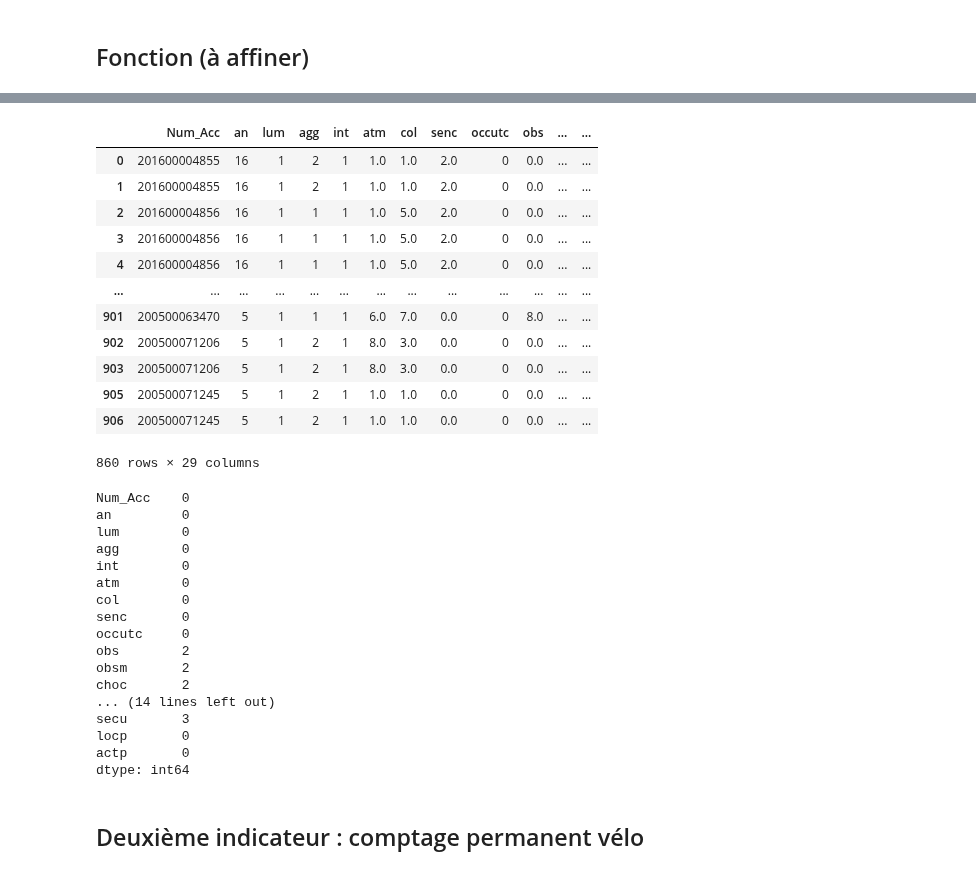
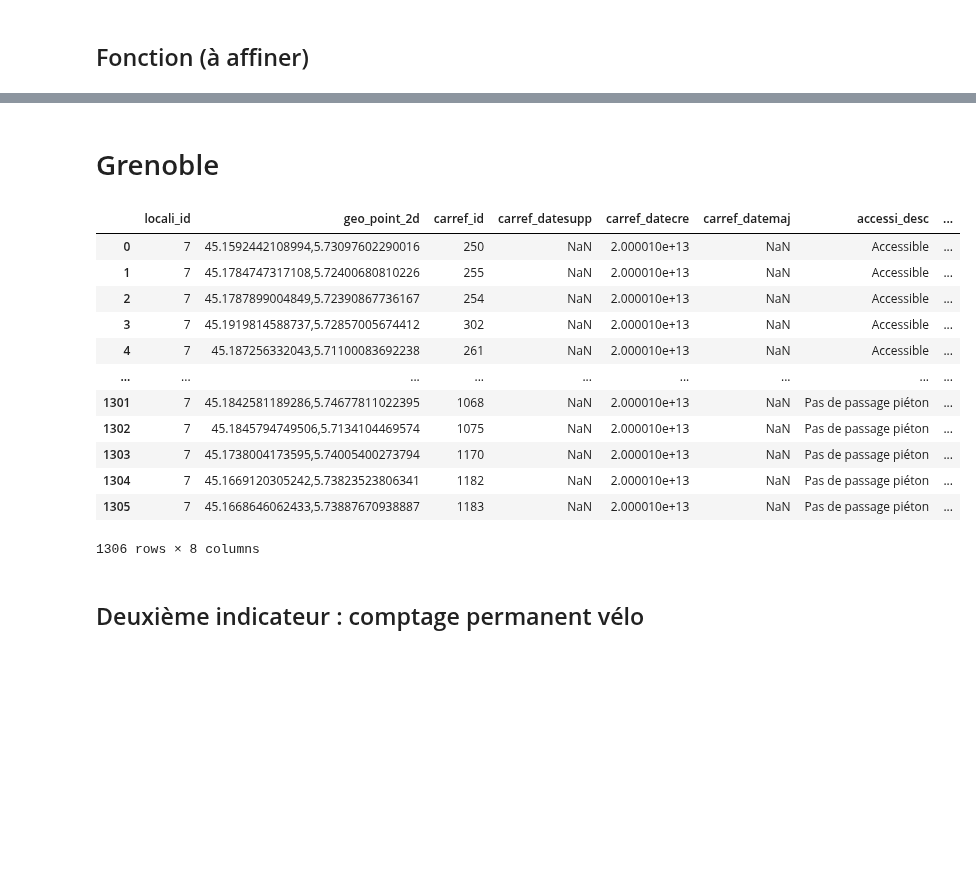
Before and after one commit to Flotauv/Projet_Data_Innovant-, a Jupyter notebook: Projet_FLO.ipynb, the cells around one changed output, grey strips where cells are left out. Drawn from its saved outputs; the diff is of its cells as text; code cells hidden in the pictures; blank space fills up the shorter version.

```diff
--- a/Projet_FLO.ipynb
+++ b/Projet_FLO.ipynb
@@ -194,36 +86,20 @@ df_accidents_grenoble = df_accidents_grenoble.drop(columns=['jour',
-# %%
-df_accidents_grenoble
-# %% [output]
-|  | Num_Acc | an | lum | agg | int | atm | col | senc | occutc | obs | ... | ... |
-| 0 | 201600004855 | 16 | 1 | 2 | 1 | 1.0 | 1.0 | 2.0 | 0 | 0.0 | ... | ... |
-| 1 | 201600004855 | 16 | 1 | 2 | 1 | 1.0 | 1.0 | 2.0 | 0 | 0.0 | ... | ... |
-| 2 | 201600004856 | 16 | 1 | 1 | 1 | 1.0 | 5.0 | 2.0 | 0 | 0.0 | ... | ... |
-| 3 | 201600004856 | 16 | 1 | 1 | 1 | 1.0 | 5.0 | 2.0 | 0 | 0.0 | ... | ... |
-| 4 | 201600004856 | 16 | 1 | 1 | 1 | 1.0 | 5.0 | 2.0 | 0 | 0.0 | ... | ... |
-| ... | ... | ... | ... | ... | ... | ... | ... | ... | ... | ... | ... | ... |
-| 901 | 200500063470 | 5 | 1 | 1 | 1 | 6.0 | 7.0 | 0.0 | 0 | 8.0 | ... | ... |
-| 902 | 200500071206 | 5 | 1 | 2 | 1 | 8.0 | 3.0 | 0.0 | 0 | 0.0 | ... | ... |
-| 903 | 200500071206 | 5 | 1 | 2 | 1 | 8.0 | 3.0 | 0.0 | 0 | 0.0 | ... | ... |
-| 905 | 200500071245 | 5 | 1 | 2 | 1 | 1.0 | 1.0 | 0.0 | 0 | 0.0 | ... | ... |
-| 906 | 200500071245 | 5 | 1 | 2 | 1 | 1.0 | 1.0 | 0.0 | 0 | 0.0 | ... | ... |
-860 rows × 29 columns
-# %%
-df_accidents_grenoble.isna().sum()
-# %% [output]
-Num_Acc    0
-an         0
-lum        0
-agg        0
-int        0
-atm        0
-col        0
-senc       0
-occutc     0
-obs        2
-obsm       2
-choc       2
-... (14 lines left out)
-secu       3
-locp       0
-actp       0
-dtype: int64
+# %% [markdown]
+# Grenoble
+# %%
+df_carrefour = pd.read_csv('BaseDeDonnées/Grenoble/amenagement_carrefour.csv',sep=',')
+# %%
+df_carrefour
+# %% [output]
+|  | locali_id | geo_point_2d | carref_id | carref_datesupp | carref_datecre | carref_datemaj | accessi_desc | ... |
+| 0 | 7 | 45.1592442108994,5.73097602290016 | 250 | NaN | 2.000010e+13 | NaN | Accessible | ... |
+| 1 | 7 | 45.1784747317108,5.72400680810226 | 255 | NaN | 2.000010e+13 | NaN | Accessible | ... |
+| 2 | 7 | 45.1787899004849,5.72390867736167 | 254 | NaN | 2.000010e+13 | NaN | Accessible | ... |
+| 3 | 7 | 45.1919814588737,5.72857005674412 | 302 | NaN | 2.000010e+13 | NaN | Accessible | ... |
+| 4 | 7 | 45.187256332043,5.71100083692238 | 261 | NaN | 2.000010e+13 | NaN | Accessible | ... |
+| ... | ... | ... | ... | ... | ... | ... | ... | ... |
+| 1301 | 7 | 45.1842581189286,5.74677811022395 | 1068 | NaN | 2.000010e+13 | NaN | Pas de passage piéton | ... |
+| 1302 | 7 | 45.1845794749506,5.7134104469574 | 1075 | NaN | 2.000010e+13 | NaN | Pas de passage piéton | ... |
+| 1303 | 7 | 45.1738004173595,5.74005400273794 | 1170 | NaN | 2.000010e+13 | NaN | Pas de passage piéton | ... |
+| 1304 | 7 | 45.1669120305242,5.73823523806341 | 1182 | NaN | 2.000010e+13 | NaN | Pas de passage piéton | ... |
+| 1305 | 7 | 45.1668646062433,5.73887670938887 | 1183 | NaN | 2.000010e+13 | NaN | Pas de passage piéton | ... |
+1306 rows × 8 columns
```
Also changed, not shown: parts of 18 cells of this notebook.
